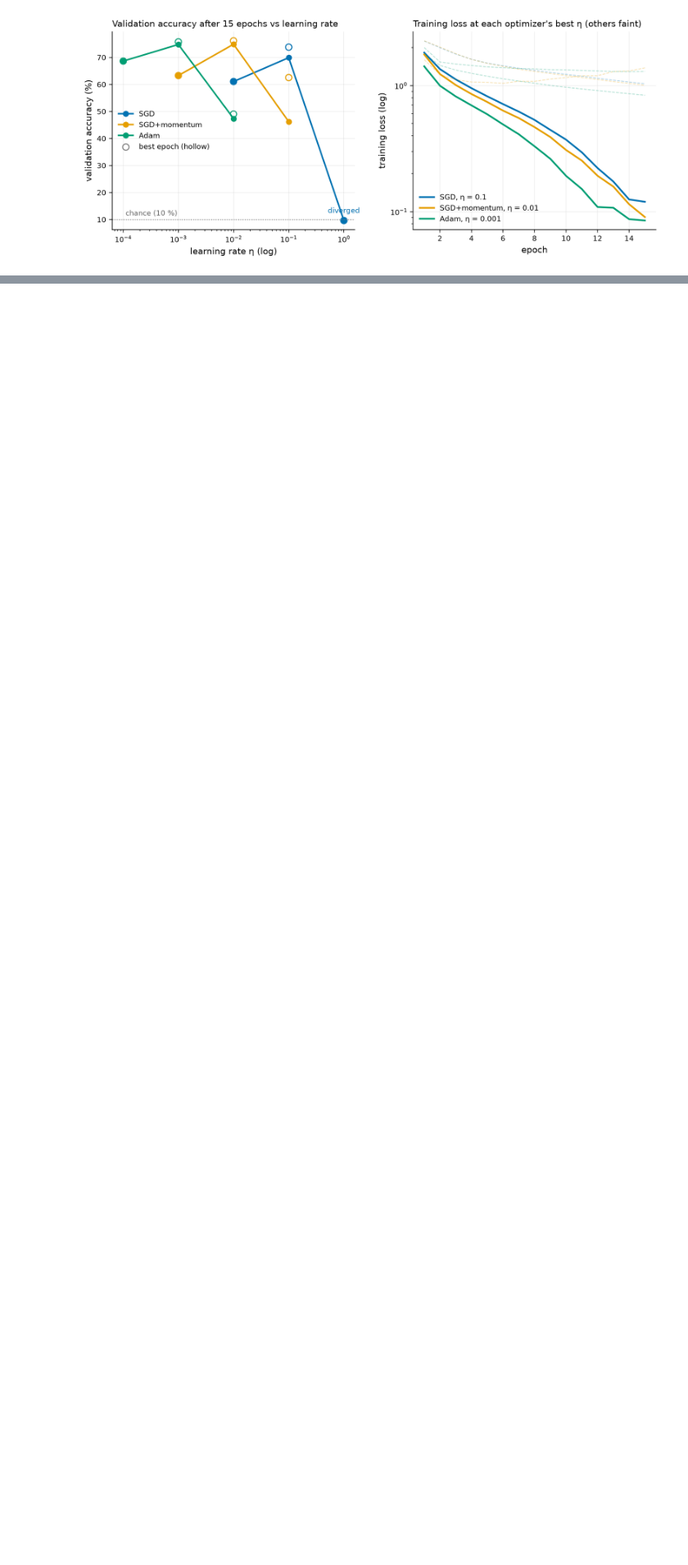
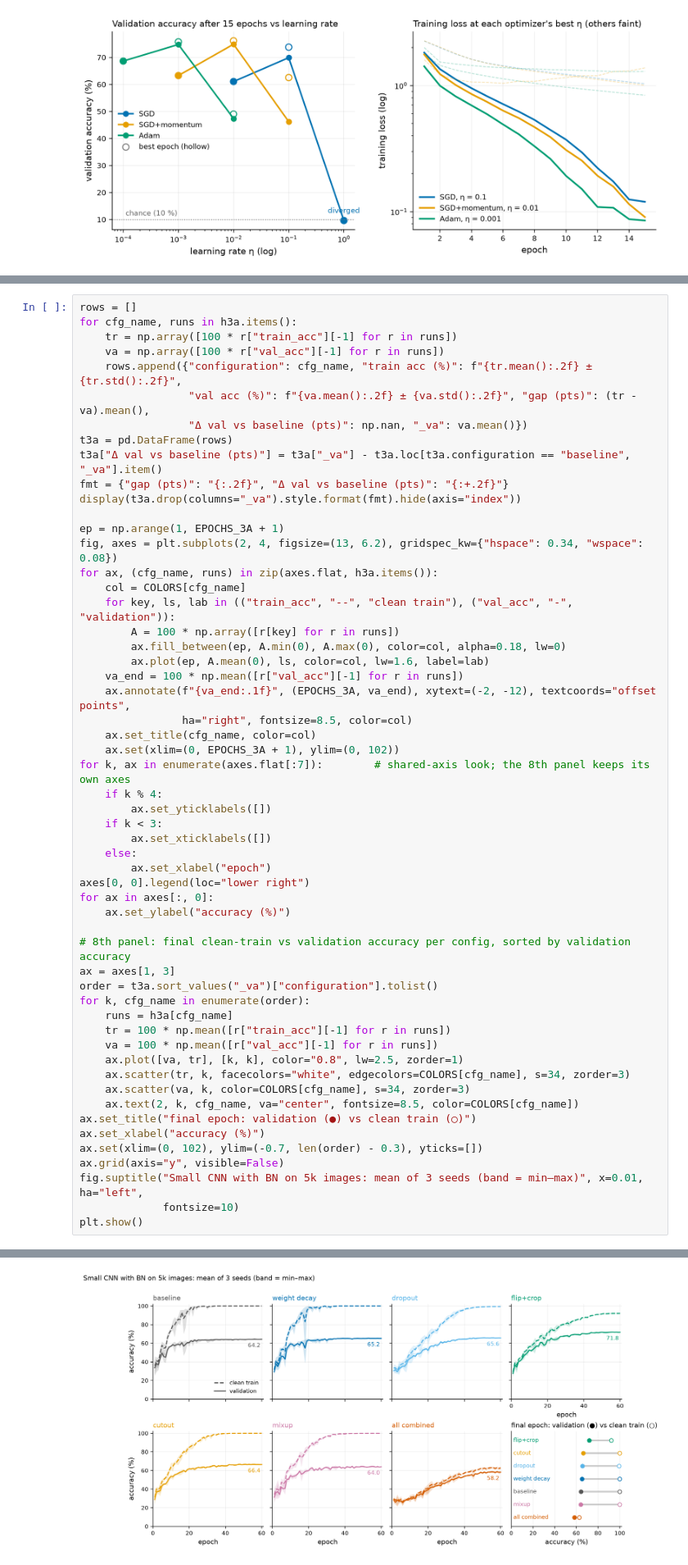
Before and after one commit to achintha-hathurusingha/en4554-a02-cnns, a Jupyter notebook: a02_cnns.ipynb, the cells around one changed output, grey strips where cells are left out. Shown at 82% size. Cells and saved outputs as stored; diff of their text form; blank space fills up the shorter version.

```diff
--- a/a02_cnns.ipynb
+++ b/a02_cnns.ipynb
@@ -928,0 +1061,56 @@ best η per optimizer (final val acc): {'Adam': np.float64(0.001), 'SGD': np.flo
+# %%
+rows = []
+for cfg_name, runs in h3a.items():
+    tr = np.array([100 * r["train_acc"][-1] for r in runs])
+    va = np.array([100 * r["val_acc"][-1] for r in runs])
+    rows.append({"configuration": cfg_name, "train acc (%)": f"{tr.mean():.2f} ± {tr.std():.2f}",
+                 "val acc (%)": f"{va.mean():.2f} ± {va.std():.2f}", "gap (pts)": (tr - va).mean(),
+                 "Δ val vs baseline (pts)": np.nan, "_va": va.mean()})
+t3a = pd.DataFrame(rows)
+t3a["Δ val vs baseline (pts)"] = t3a["_va"] - t3a.loc[t3a.configuration == "baseline", "_va"].item()
+fmt = {"gap (pts)": "{:.2f}", "Δ val vs baseline (pts)": "{:+.2f}"}
+display(t3a.drop(columns="_va").style.format(fmt).hide(axis="index"))
+
+ep = np.arange(1, EPOCHS_3A + 1)
+fig, axes = plt.subplots(2, 4, figsize=(13, 6.2), gridspec_kw={"hspace": 0.34, "wspace": 0.08})
+for ax, (cfg_name, runs) in zip(axes.flat, h3a.items()):
+    col = COLORS[cfg_name]
+    for key, ls, lab in (("train_acc", "--", "clean train"), ("val_acc", "-", "validation")):
+        A = 100 * np.array([r[key] for r in runs])
+        ax.fill_between(ep, A.min(0), A.max(0), color=col, alpha=0.18, lw=0)
+        ax.plot(ep, A.mean(0), ls, color=col, lw=1.6, label=lab)
+    va_end = 100 * np.mean([r["val_acc"][-1] for r in runs])
+    ax.annotate(f"{va_end:.1f}", (EPOCHS_3A, va_end), xytext=(-2, -12), textcoords="offset points",
+                ha="right", fontsize=8.5, color=col)
+    ax.set_title(cfg_name, color=col)
+    ax.set(xlim=(0, EPOCHS_3A + 1), ylim=(0, 102))
+for k, ax in enumerate(axes.flat[:7]):        # shared-axis look; the 8th panel keeps its own axes
+    if k % 4:
+        ax.set_yticklabels([])
+    if k < 3:
+        ax.set_xticklabels([])
+    else:
+        ax.set_xlabel("epoch")
+axes[0, 0].legend(loc="lower right")
+for ax in axes[:, 0]:
+    ax.set_ylabel("accuracy (%)")
+
+# 8th panel: final clean-train vs validation accuracy per config, sorted by validation accuracy
+ax = axes[1, 3]
+order = t3a.sort_values("_va")["configuration"].tolist()
+for k, cfg_name in enumerate(order):
+    runs = h3a[cfg_name]
+    tr = 100 * np.mean([r["train_acc"][-1] for r in runs])
+    va = 100 * np.mean([r["val_acc"][-1] for r in runs])
+    ax.plot([va, tr], [k, k], color="0.8", lw=2.5, zorder=1)
+    ax.scatter(tr, k, facecolors="white", edgecolors=COLORS[cfg_name], s=34, zorder=3)
+    ax.scatter(va, k, color=COLORS[cfg_name], s=34, zorder=3)
+    ax.text(2, k, cfg_name, va="center", fontsize=8.5, color=COLORS[cfg_name])
+ax.set_title("final epoch: validation (●) vs clean train (○)")
+ax.set_xlabel("accuracy (%)")
+ax.set(xlim=(0, 102), ylim=(-0.7, len(order) - 0.3), yticks=[])
+ax.grid(axis="y", visible=False)
+fig.suptitle("Small CNN with BN on 5k images: mean of 3 seeds (band = min–max)", x=0.01, ha="left",
+             fontsize=10)
+plt.show()
+# %% [output]
@@ -928,0 +1125 @@ best η per optimizer (final val acc): {'Adam': np.float64(0.001), 'SGD': np.flo
+[figure, added]
```
Also changed, not shown: parts of 7 cells of this notebook, 21 other files.
